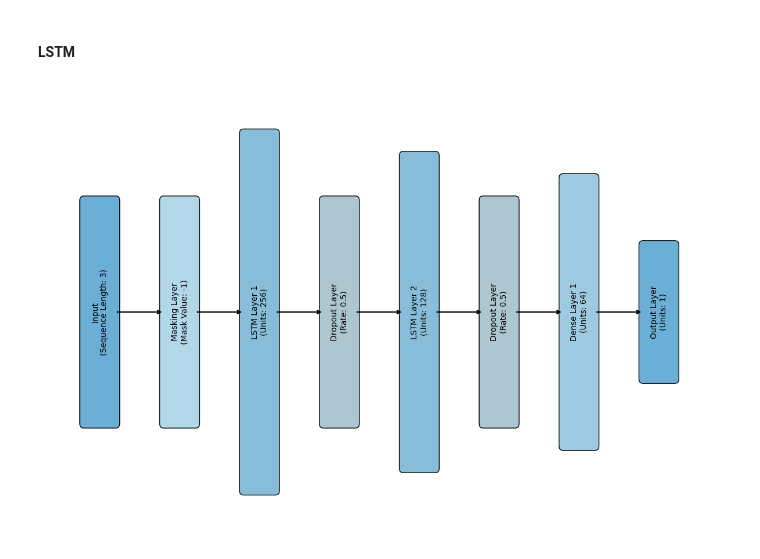
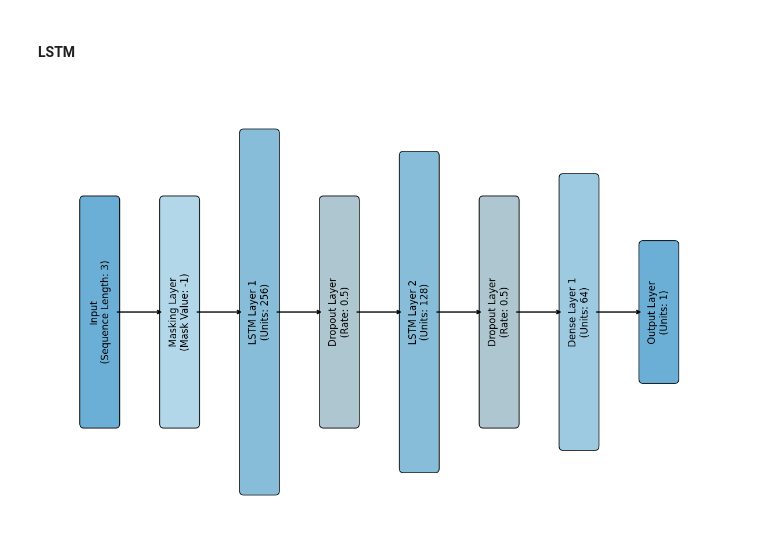
Before and after one commit to GinoShun/Steam-Game-Recommendation-System, a Jupyter notebook: notebook/diagram.ipynb, the cells around one changed output. Drawn from its saved outputs; the diff is of its cells as text; code cells hidden in the pictures.

```diff
--- a/notebook/diagram.ipynb
+++ b/notebook/diagram.ipynb
@@ -10,7 +10,7 @@ from matplotlib.patches import FancyBboxPatch
 def add_layer_vertical(ax, text, xy, width=0.8, height=3, color="skyblue"):
     box = FancyBboxPatch(xy, width, height, boxstyle="round,pad=0.1", edgecolor="black", facecolor=color)
     ax.add_patch(box)
-    ax.text(xy[0] + width / 2, xy[1] + height / 2, text, ha="center", va="center", fontsize=10, rotation=90, wrap=True)
+    ax.text(xy[0] + width / 2, xy[1] + height / 2, text, ha="center", va="center", fontsize=12, rotation=90, wrap=True)
 
 # Create figure and axis
 fig, ax = plt.subplots(figsize=(12, 8))
@@ -20,34 +20,34 @@ ax.axis('off')
 
 # Define positions, sizes, and colors for each layer in a sequential layout with shades of blue, all centered horizontally
 layer_details_final = [
-    ("Input\n(Sequence Length: 3)", (-6, -2.5), 0.8, 5, "#6baed6"),          # Light blue
+    ("Input\n(Sequence Length: 3)", (-6, -2.5), 0.8, 5, "#6baed6"),          # Medium blue
     ("Masking Layer\n(Mask Value: -1)", (-4, -2.5), 0.8, 5, "#b2d7e9"),       # Slightly darker blue
     ("LSTM Layer 1\n(Units: 256)", (-2, -4), 0.8, 8, "#87bdd8"),              # Darker blue
     ("Dropout Layer\n(Rate: 0.5)", (0, -2.5), 0.8, 5, "#aec6cf"),             # Light blue
     ("LSTM Layer 2\n(Units: 128)", (2, -3.5), 0.8, 7, "#87bdd8"),             # Slightly darker blue
     ("Dropout Layer\n(Rate: 0.5)", (4, -2.5), 0.8, 5, "#aec6cf"),             # Light blue
     ("Dense Layer 1\n(Units: 64)", (6, -3), 0.8, 6, "#9ecae1"),               # Darker blue
-    ("Output Layer\n(Units: 1)", (8, -1.5), 0.8, 3, "#6baed6")                # Slightly darker blue
+    ("Output Layer\n(Units: 1)", (8, -1.5), 0.8, 3, "#6baed6")                # Medium blue
 ]
 
 # Add all the layers to the diagram with all blocks centered horizontally
 for text, position, width, height, color in layer_details_final:
     add_layer_vertical(ax, text, position, width, height, color)
 
 # Add straight arrows between layers, horizontally centered
 for i in range(len(layer_details_final) - 1):
     start_x = layer_details_final[i][1][0] + 0.8
     end_x = layer_details_final[i + 1][1][0]
     ax.annotate('', xy=(end_x, 0), xytext=(start_x, 0),
                 arrowprops=dict(arrowstyle='->', lw=1.5))
 
 # Set plot limits
 ax.set_xlim(-7, 10)
 ax.set_ylim(-5, 5)
 
 # Show the diagram
 plt.tight_layout()
 plt.savefig('../data/plots/lstm_model.png')
 plt.show()
 # %% [output]
-[figure, old version]
+[figure, new version]
```
